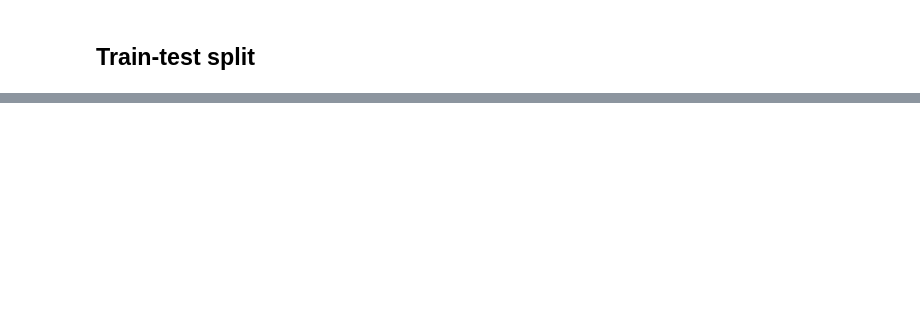
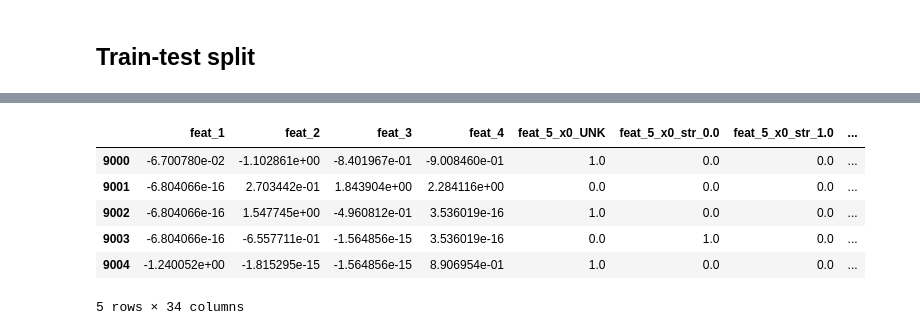
Before and after one commit to MAyub114/ML_pipeline, a Jupyter notebook: ML_pipeline.ipynb, the cells around one changed output, grey strips where cells are left out. Cells and saved outputs as stored; diff of their text form; code cells hidden in the pictures; blank space fills up the shorter version.

Commit message:
Commented data mapping logic and pipeline

```diff
--- a/ML_pipeline.ipynb
+++ b/ML_pipeline.ipynb
@@ -175,3 +281,16 @@ test_df.to_csv('params/test_df.csv')
+# %%
+# preprocessed_X_test shows the data AFTER transformations
+#   Nans in each numerical column are imputed with the mean of the column
+#   Values in the each categorical column are one-hot encoded
+preprocessed_X_test.head()
+# %% [output]
+|  | feat_1 | feat_2 | feat_3 | feat_4 | feat_5_x0_UNK | feat_5_x0_str_0.0 | feat_5_x0_str_1.0 | ... |
+| 9000 | -6.700780e-02 | -1.102861e+00 | -8.401967e-01 | -9.008460e-01 | 1.0 | 0.0 | 0.0 | ... |
+| 9001 | -6.804066e-16 | 2.703442e-01 | 1.843904e+00 | 2.284116e+00 | 0.0 | 0.0 | 0.0 | ... |
+| 9002 | -6.804066e-16 | 1.547745e+00 | -4.960812e-01 | 3.536019e-16 | 1.0 | 0.0 | 0.0 | ... |
+| 9003 | -6.804066e-16 | -6.557711e-01 | -1.564856e-15 | 3.536019e-16 | 0.0 | 1.0 | 0.0 | ... |
+| 9004 | -1.240052e+00 | -1.815295e-15 | -1.564856e-15 | 8.906954e-01 | 1.0 | 0.0 | 0.0 | ... |
+5 rows × 34 columns
 # %%
 evaluation(pipeline, X_train, y_train)
 # %% [output]
```
Also changed, not shown: parts of 25 cells of this notebook, 6 other files.
